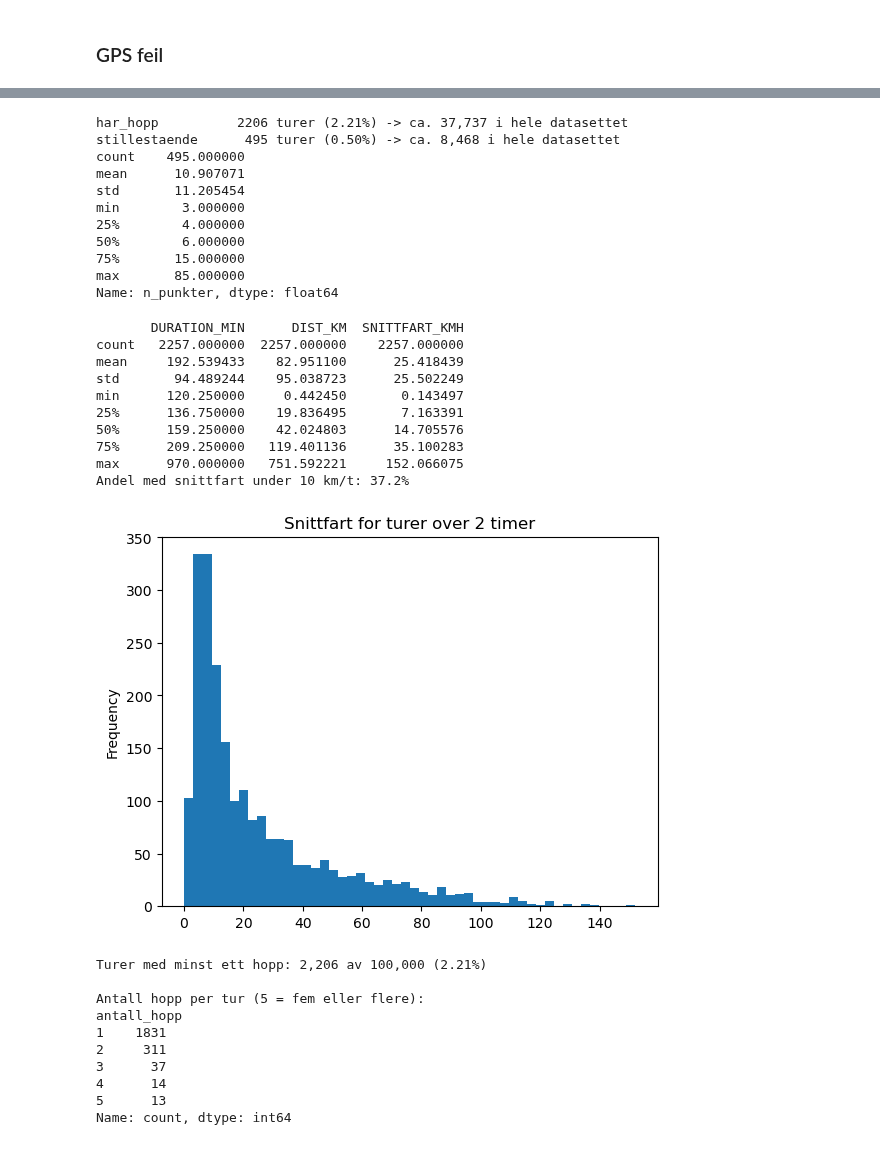
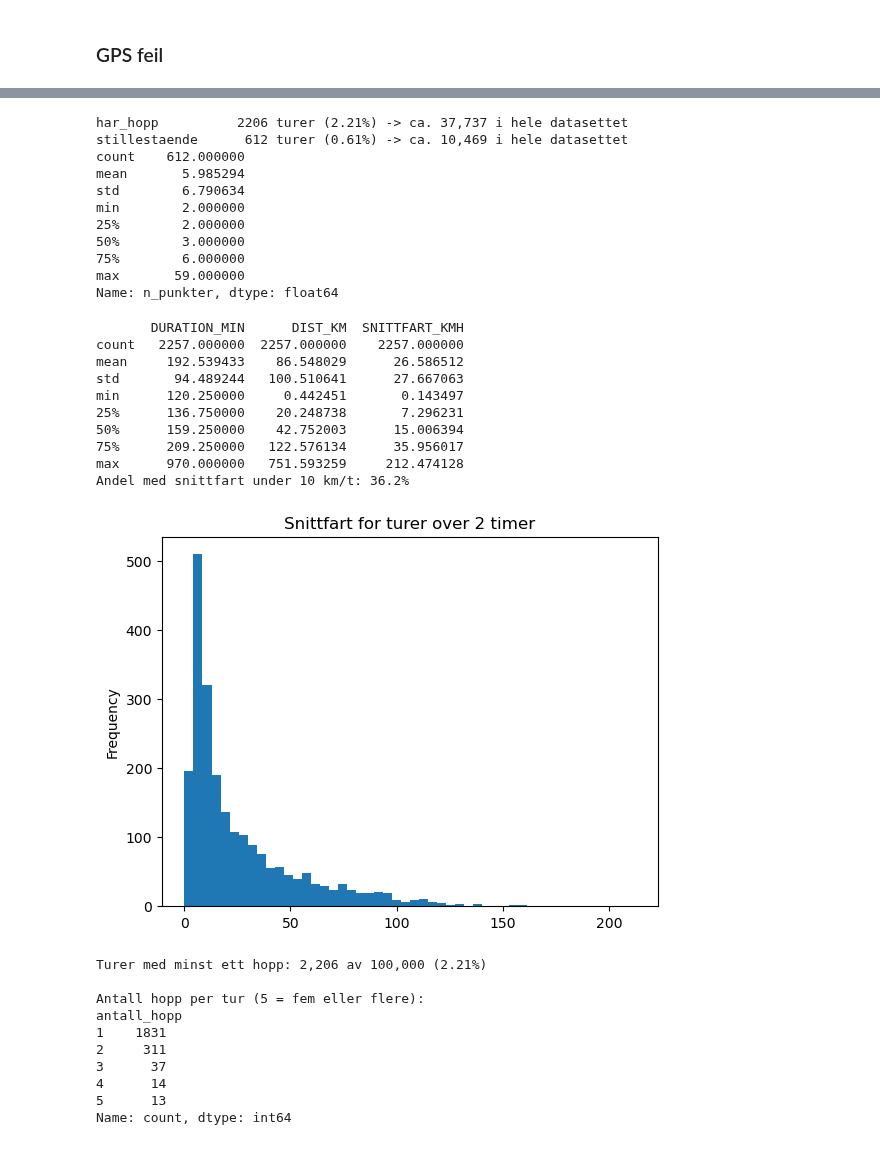
Before and after one commit to gbjaaland/TDT4225-Assignment2, a Jupyter notebook: eda.ipynb, the cells around one changed output, grey strips where cells are left out. Cells and saved outputs as stored; diff of their text form; code cells hidden in the pictures.

```diff
--- a/eda.ipynb
+++ b/eda.ipynb
@@ -338,13 +360,13 @@ Hopp over 500 km/t: 684 punkter i 500 turer
 pts["hopp"] = pts["speed_kmh"] > 200
 
 per_tur = pts.groupby("TRIP_ID").agg(
-    n_punkter=("lon", "size"),
+    n_punkter=("LONGITUDE", "size"),
     distanse_km=("step_m", "sum"),
     maks_fart=("speed_kmh", "max"),
     har_hopp=("hopp", "any"),
 )
 per_tur["distanse_km"] /= 1000
-per_tur["stillestaende"] = (per_tur["n_punkter"] >= 3) & (per_tur["distanse_km"] < 0.1)
+per_tur["stillestaende"] = (per_tur["n_punkter"] >= 2) & (per_tur["distanse_km"] < 0.05)
 
 antall = len(per_tur)
 for kol in ["har_hopp", "stillestaende"]:
@@ -354,45 +376,58 @@ for kol in ["har_hopp", "stillestaende"]:
 print(per_tur[per_tur["stillestaende"]]["n_punkter"].describe())
 # %% [output]
 har_hopp          2206 turer (2.21%) -> ca. 37,737 i hele datasettet
-stillestaende      495 turer (0.50%) -> ca. 8,468 i hele datasettet
-count    495.000000
-mean      10.907071
-std       11.205454
-min        3.000000
-25%        4.000000
-50%        6.000000
-75%       15.000000
-max       85.000000
+stillestaende      612 turer (0.61%) -> ca. 10,469 i hele datasettet
+count    612.000000
+mean       5.985294
+std        6.790634
+min        2.000000
+25%        2.000000
+50%        3.000000
+75%        6.000000
+max       59.000000
 Name: n_punkter, dtype: float64
 # %%
 lange = df[df["DURATION_MIN"] > 120].copy()
 
-def tur_distanse_km(polyline):
-    c = np.array(json.loads(polyline))
-    if len(c) < 2:
+# compute distances and time_spent
+def trip_distance(polyline):
+    polyline = np.array(json.loads(polyline))
+    if polyline is None or len(polyline) < 2:
         return 0.0
-    steg = haversine_m(c[:-1, 0], c[:-1, 1], c[1:, 0], c[1:, 1])
-    return steg[steg <= 833].sum() / 1000     # samme GPS-hopp-regel som i innsettingen
 
-lange["DIST_KM"] = lange["POLYLINE"].apply(tur_distanse_km)
+    points = np.asarray(polyline, dtype=np.float64)
+
+    # Convert (lon, lat) -> (lat, lon)
+    points = points[:, [1, 0]]
+
+    distances = haversine_vector(
+        points[:-1],
+        points[1:],
+        Unit.KILOMETERS,
+        check=False,
+    )
+
+    return float(distances.sum())
+
+lange["DIST_KM"] = lange["POLYLINE"].apply(trip_distance)
 lange["SNITTFART_KMH"] = lange["DIST_KM"] / (lange["DURATION_MIN"] / 60)
 
 print(lange[["DURATION_MIN", "DIST_KM", "SNITTFART_KMH"]].describe())
 print("Andel med snittfart under 10 km/t:", f"{(lange['SNITTFART_KMH'] < 10).mean():.1%}")
 lange["SNITTFART_KMH"].plot(kind="hist", bins=50, title="Snittfart for turer over 2 timer")
 plt.show()
 # %% [output]
        DURATION_MIN      DIST_KM  SNITTFART_KMH
 count   2257.000000  2257.000000    2257.000000
-mean     192.539433    82.951100      25.418439
-std       94.489244    95.038723      25.502249
-min      120.250000     0.442450       0.143497
-25%      136.750000    19.836495       7.163391
-50%      159.250000    42.024803      14.705576
-75%      209.250000   119.401136      35.100283
-max      970.000000   751.592221     152.066075
-Andel med snittfart under 10 km/t: 37.2%
+mean     192.539433    86.548029      26.586512
+std       94.489244   100.510641      27.667063
+min      120.250000     0.442451       0.143497
+25%      136.750000    20.248738       7.296231
+50%      159.250000    42.752003      15.006394
+75%      209.250000   122.576134      35.956017
+max      970.000000   751.593259     212.474128
+Andel med snittfart under 10 km/t: 36.2%
-[figure, old version]
+[figure, new version]
 # %%
 MAX_STEP_M = 200 / 3.6 * 15
 g = pts.groupby("TRIP_ID")
```
Also changed, not shown: parts of 18 cells of this notebook.
